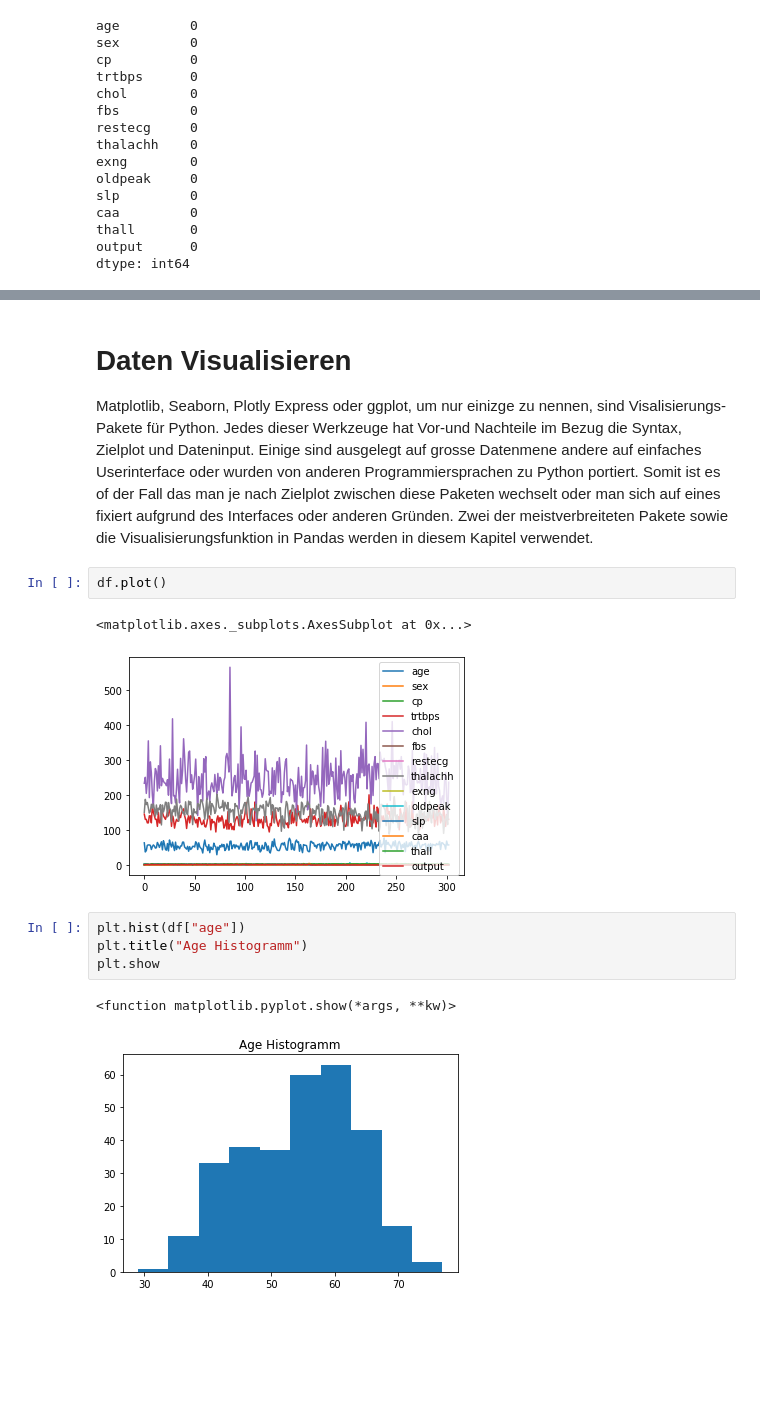
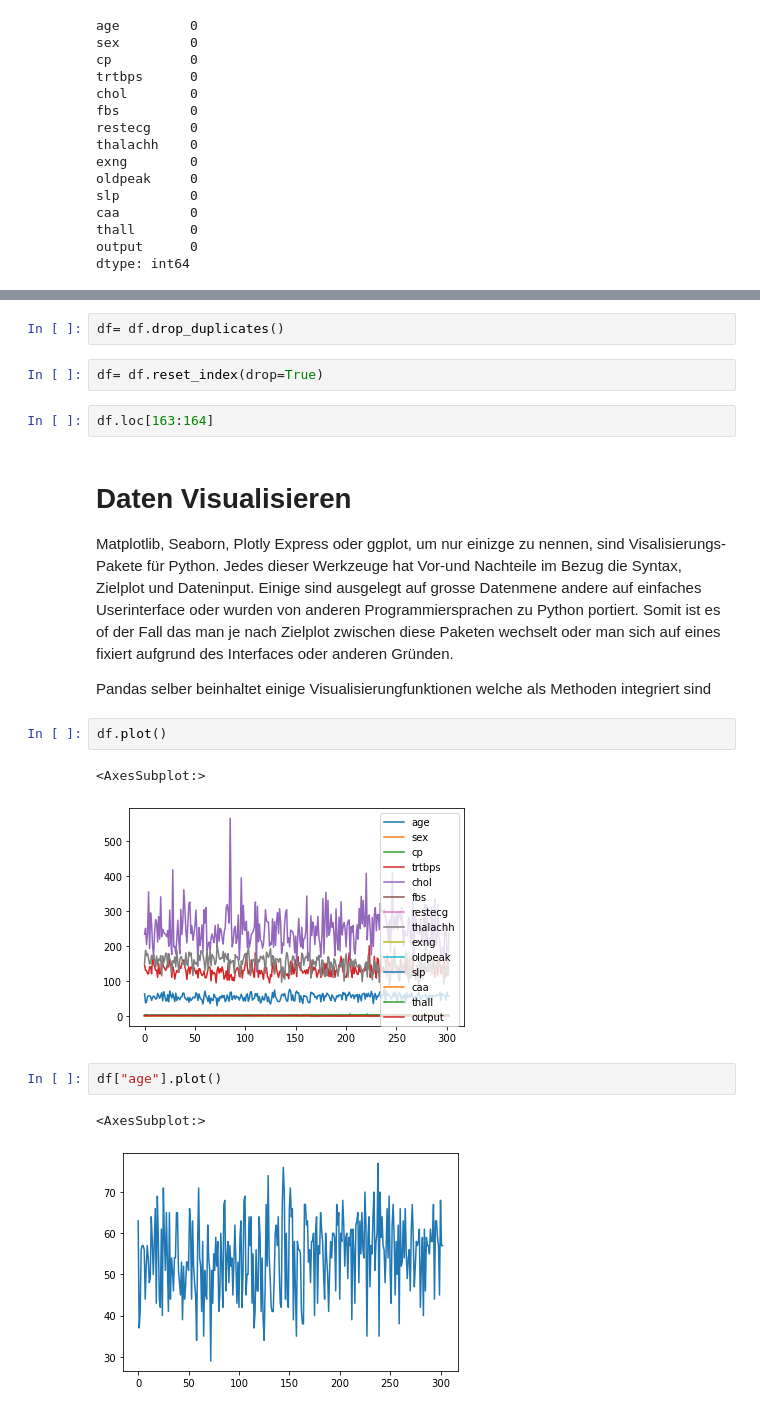
Before and after one commit to janikvonrotz/python.casa, a Jupyter notebook: topic-8/ExerciseNotebook.ipynb, the cells around one changed output, grey strips where cells are left out. Cells and saved outputs as stored; diff of their text form; blank space fills up the shorter version.

```diff
--- a/topic-8/ExerciseNotebook.ipynb
+++ b/topic-8/ExerciseNotebook.ipynb
@@ -124,15 +150,21 @@ dtype: int64
+# %%
+df= df.drop_duplicates()
+# %%
+df= df.reset_index(drop=True)
+# %%
+df.loc[163:164]
 # %% [markdown]
 # Daten Visualisieren
-Matplotlib, Seaborn, Plotly Express oder ggplot, um nur einizge zu nennen, sind Visalisierungs-Pakete für Python. Jedes dieser Werkzeuge hat Vor-und Nachteile im Bezug die Syntax, Zielplot und Dateninput. Einige sind ausgelegt auf grosse Datenmene andere auf einfaches Userinterface oder wurden von anderen Programmiersprachen zu Python portiert. Somit ist es of der Fall das man je nach Zielplot zwischen diese Paketen wechselt oder man sich auf eines fixiert aufgrund des Interfaces oder anderen Gründen. Zwei der meistverbreiteten Pakete sowie die Visualisierungsfunktion in Pandas werden in diesem Kapitel verwendet.
+Matplotlib, Seaborn, Plotly Express oder ggplot, um nur einizge zu nennen, sind Visalisierungs-Pakete für Python. Jedes dieser Werkzeuge hat Vor-und Nachteile im Bezug die Syntax, Zielplot und Dateninput. Einige sind ausgelegt auf grosse Datenmene andere auf einfaches Userinterface oder wurden von anderen Programmiersprachen zu Python portiert. Somit ist es of der Fall das man je nach Zielplot zwischen diese Paketen wechselt oder man sich auf eines fixiert aufgrund des Interfaces oder anderen Gründen.
+
+Pandas selber beinhaltet einige Visualisierungfunktionen welche als Methoden integriert sind
 # %%
 df.plot()
 # %% [output]
-<matplotlib.axes._subplots.AxesSubplot at 0x...>
+<AxesSubplot:>
 [figure]
-# %%
-plt.hist(df["age"])
-plt.title("Age Histogramm")
-plt.show
-# %% [output]
-<function matplotlib.pyplot.show(*args, **kw)>
-[figure, removed]
+# %%
+df["age"].plot()
+# %% [output]
+<AxesSubplot:>
+[figure, added]
```
Also changed, not shown: parts of 32 cells of this notebook, 3 other files.
